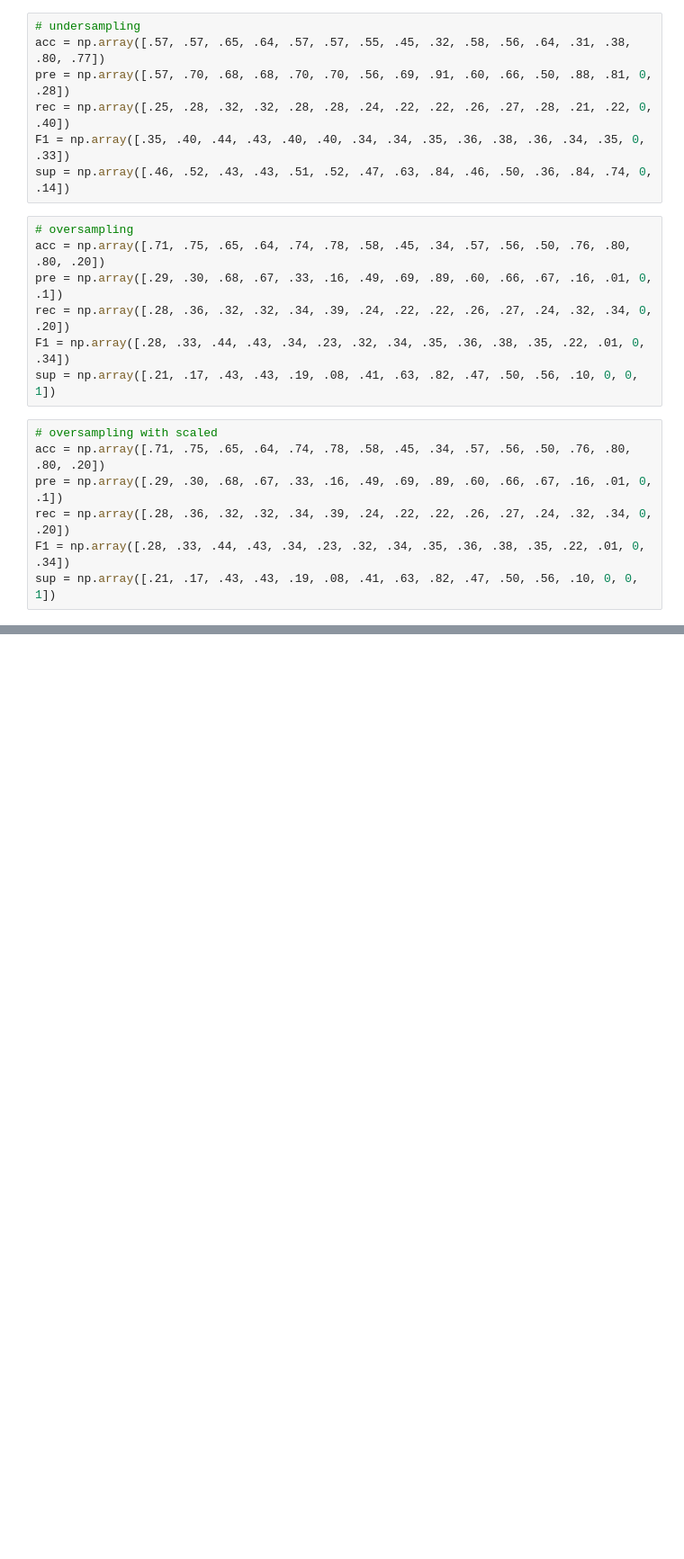
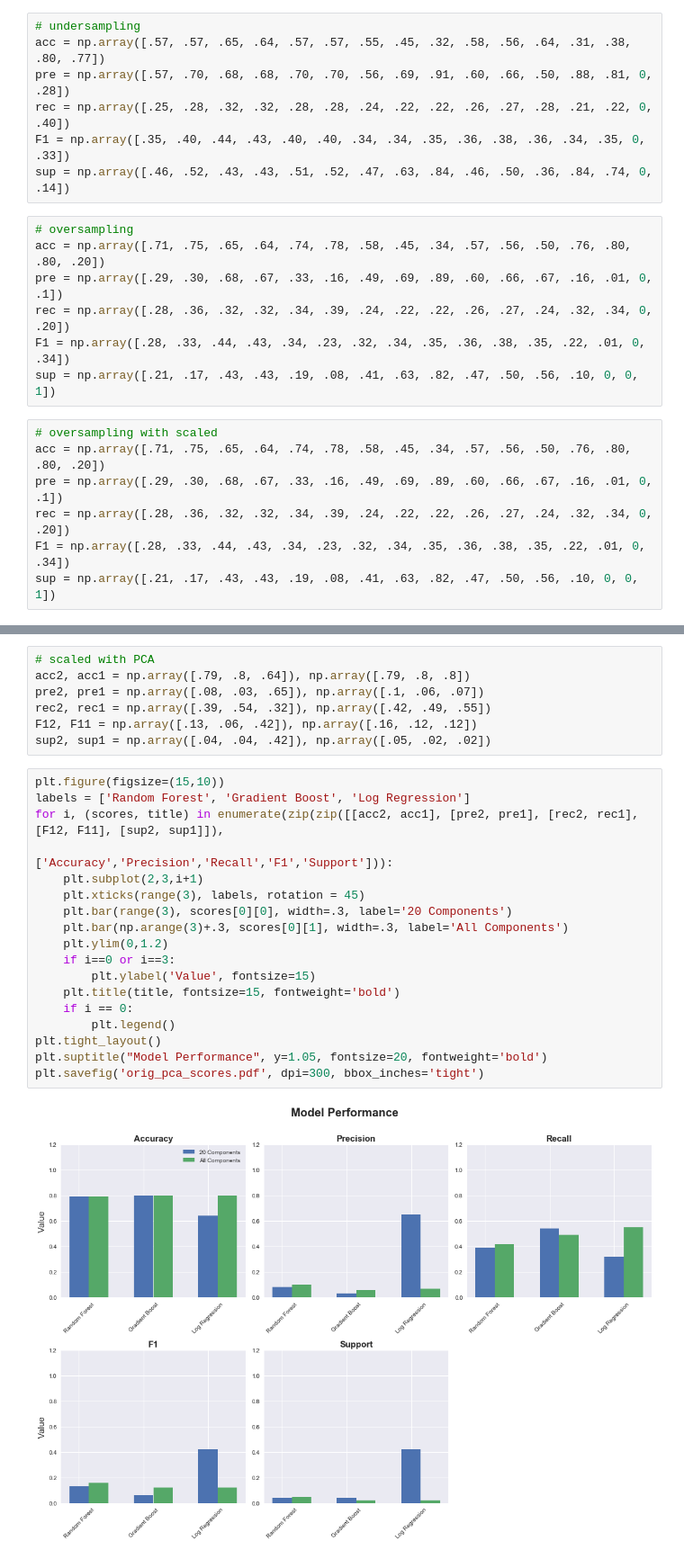
Before and after one commit to mariafabiano/lending-club, a Jupyter notebook: mckell_visualizations.ipynb, the cells around one changed output, grey strips where cells are left out. Shown at 90% size. Saved outputs shown, nothing was run; the diff lists cells and outputs as text; blank space fills up the shorter version.

```diff
--- a/mckell_visualizations.ipynb
+++ b/mckell_visualizations.ipynb
@@ -50,0 +57,27 @@ plt.savefig('undersampled.png', dpi=300)
+# %%
+# scaled with PCA
+acc2, acc1 = np.array([.79, .8, .64]), np.array([.79, .8, .8])
+pre2, pre1 = np.array([.08, .03, .65]), np.array([.1, .06, .07])
+rec2, rec1 = np.array([.39, .54, .32]), np.array([.42, .49, .55])
+F12, F11 = np.array([.13, .06, .42]), np.array([.16, .12, .12])
+sup2, sup1 = np.array([.04, .04, .42]), np.array([.05, .02, .02])
+# %%
+plt.figure(figsize=(15,10))
+labels = ['Random Forest', 'Gradient Boost', 'Log Regression']
+for i, (scores, title) in enumerate(zip(zip([[acc2, acc1], [pre2, pre1], [rec2, rec1], [F12, F11], [sup2, sup1]]),
+                                        ['Accuracy','Precision','Recall','F1','Support'])):
+    plt.subplot(2,3,i+1)
+    plt.xticks(range(3), labels, rotation = 45)
+    plt.bar(range(3), scores[0][0], width=.3, label='20 Components')
+    plt.bar(np.arange(3)+.3, scores[0][1], width=.3, label='All Components')
+    plt.ylim(0,1.2)
+    if i==0 or i==3:
+        plt.ylabel('Value', fontsize=15)
+    plt.title(title, fontsize=15, fontweight='bold')
+    if i == 0:
+        plt.legend()
+plt.tight_layout()
+plt.suptitle("Model Performance", y=1.05, fontsize=20, fontweight='bold')
+plt.savefig('orig_pca_scores.pdf', dpi=300, bbox_inches='tight')
+# %% [output]
+[figure, added]
```
Also changed, not shown: parts of 2 cells of this notebook, 3 other files.
